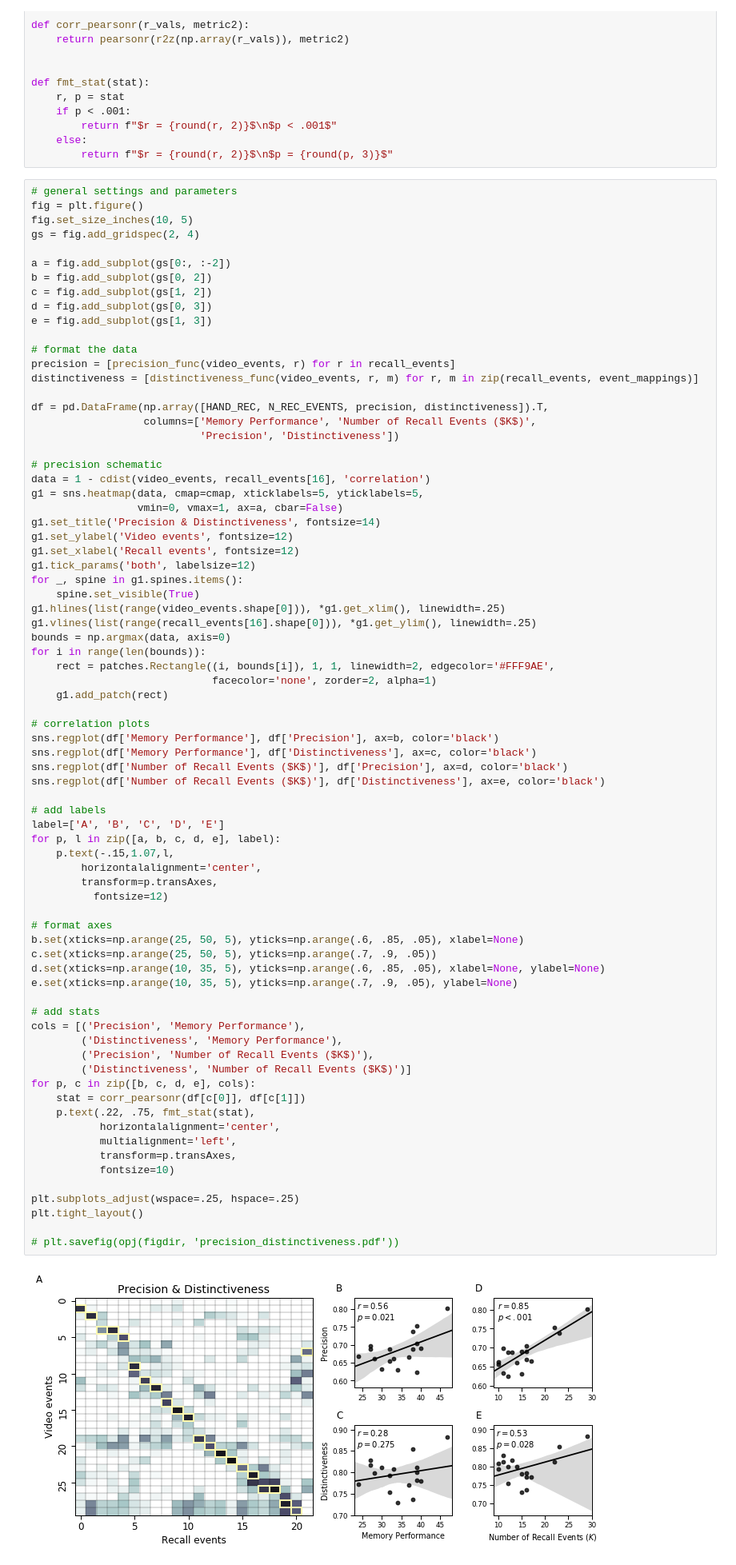
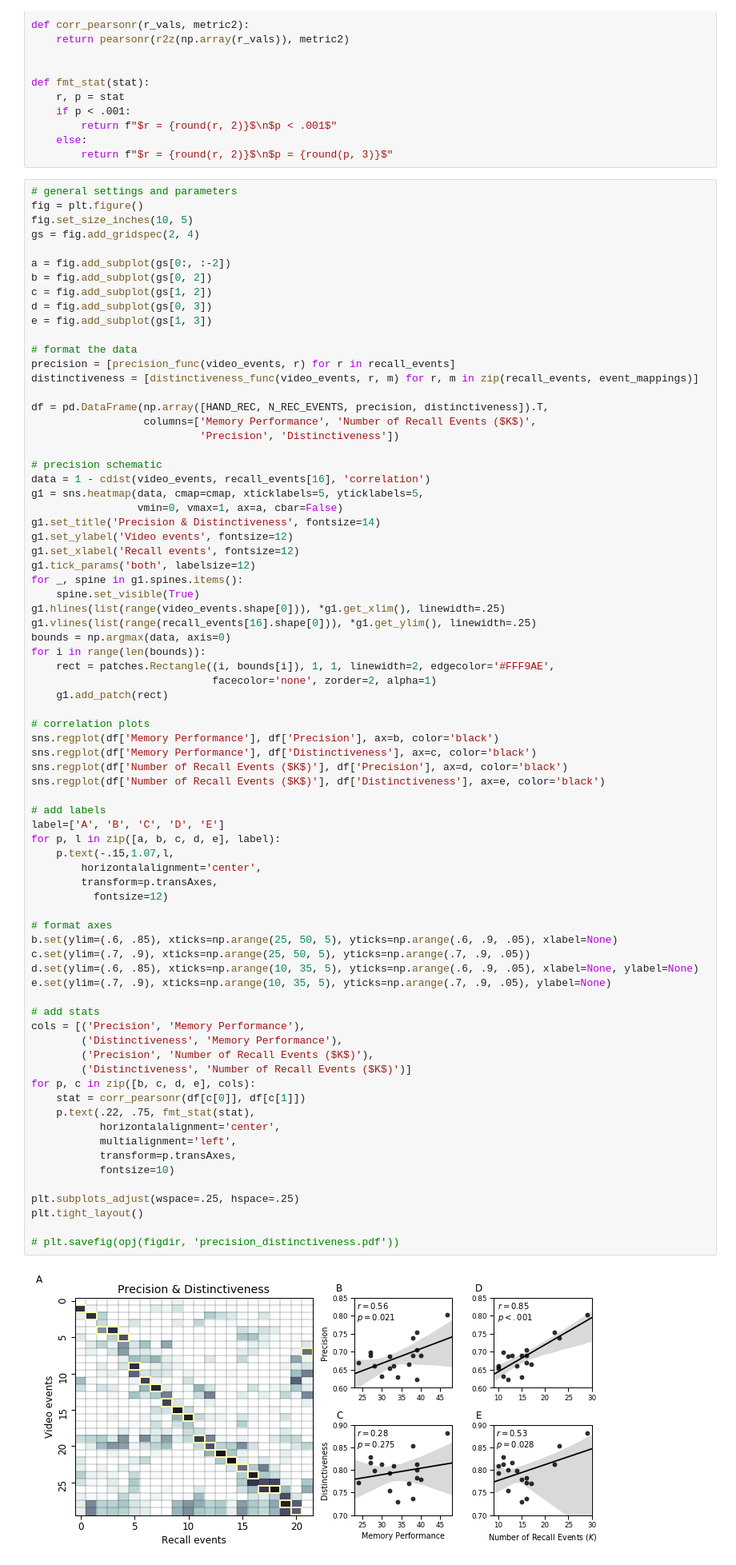
Before and after one commit to ContextLab/sherlock-topic-model-paper, a Jupyter notebook: code/notebooks/main/precision_distinctiveness_fig.ipynb, the cells around one changed output. Shown at 80% size. Saved outputs shown, nothing was run; the diff lists cells and outputs as text.

```diff
--- a/code/notebooks/main/precision_distinctiveness_fig.ipynb
+++ b/code/notebooks/main/precision_distinctiveness_fig.ipynb
@@ -107,35 +107,35 @@ sns.regplot(df['Number of Recall Events ($K$)'], df['Precision'], ax=d, color='b
 sns.regplot(df['Number of Recall Events ($K$)'], df['Distinctiveness'], ax=e, color='black')
 
 # add labels
 label=['A', 'B', 'C', 'D', 'E']
 for p, l in zip([a, b, c, d, e], label):
     p.text(-.15,1.07,l,
         horizontalalignment='center',
         transform=p.transAxes,
           fontsize=12)
 
 # format axes
-b.set(xticks=np.arange(25, 50, 5), yticks=np.arange(.6, .85, .05), xlabel=None)
-c.set(xticks=np.arange(25, 50, 5), yticks=np.arange(.7, .9, .05))
-d.set(xticks=np.arange(10, 35, 5), yticks=np.arange(.6, .85, .05), xlabel=None, ylabel=None)
-e.set(xticks=np.arange(10, 35, 5), yticks=np.arange(.7, .9, .05), ylabel=None)
+b.set(ylim=(.6, .85), xticks=np.arange(25, 50, 5), yticks=np.arange(.6, .9, .05), xlabel=None)
+c.set(ylim=(.7, .9), xticks=np.arange(25, 50, 5), yticks=np.arange(.7, .9, .05))
+d.set(ylim=(.6, .85), xticks=np.arange(10, 35, 5), yticks=np.arange(.6, .9, .05), xlabel=None, ylabel=None)
+e.set(ylim=(.7, .9), xticks=np.arange(10, 35, 5), yticks=np.arange(.7, .9, .05), ylabel=None)
 
 # add stats
 cols = [('Precision', 'Memory Performance'),
         ('Distinctiveness', 'Memory Performance'),
         ('Precision', 'Number of Recall Events ($K$)'),
         ('Distinctiveness', 'Number of Recall Events ($K$)')]
 for p, c in zip([b, c, d, e], cols):
     stat = corr_pearsonr(df[c[0]], df[c[1]])
     p.text(.22, .75, fmt_stat(stat),
            horizontalalignment='center',
            multialignment='left',
            transform=p.transAxes,
            fontsize=10)
 
 plt.subplots_adjust(wspace=.25, hspace=.25)
 plt.tight_layout()
 
 # plt.savefig(opj(figdir, 'precision_distinctiveness.pdf'))
 # %% [output]
-[figure, old version]
+[figure, new version]
```
Also changed, not shown: 1 other file.
